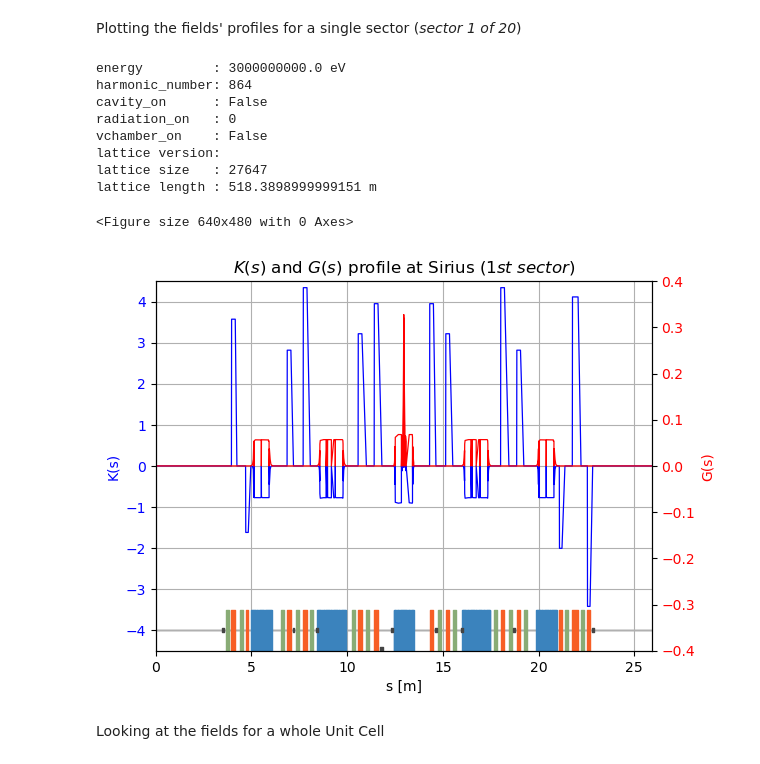
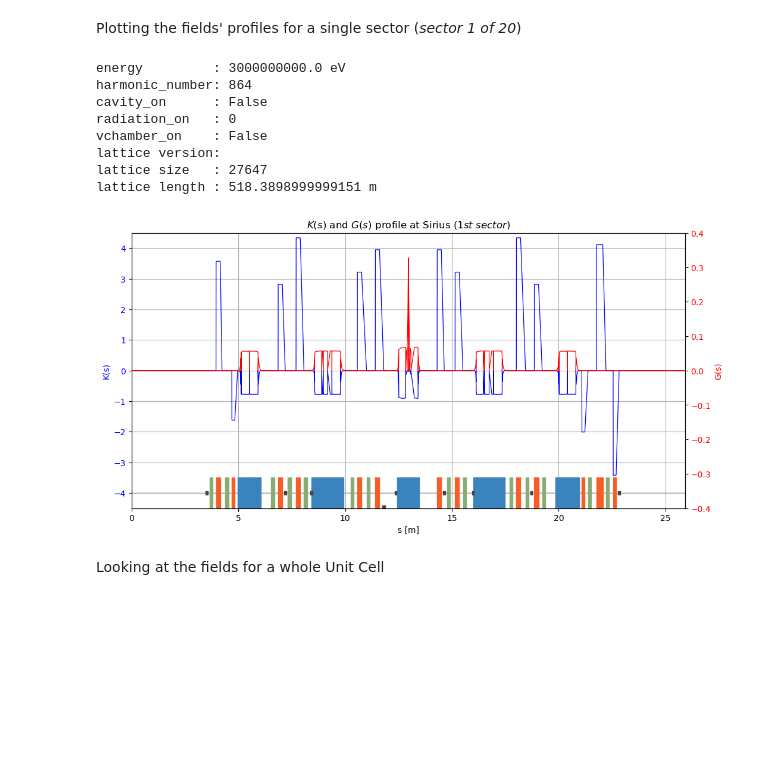
Before and after one commit to HenriqueWS11/fac-henrique, a Jupyter notebook: coding/initial_explorations/sirius_study.ipynb, the cells around one changed output. Cells and saved outputs as stored; diff of their text form; code cells hidden in the pictures; blank space fills up the shorter version.

```diff
--- a/coding/initial_explorations/sirius_study.ipynb
+++ b/coding/initial_explorations/sirius_study.ipynb
@@ -13,7 +13,6 @@ Looking at the normalized fields $G(s)$ and $K_1(s)$ across Sirius
 # %% [markdown]
 Plotting the fields' profiles for a single sector (*sector 1 of 20*)
 # %%
-plt.figure()
 
 model1 = pa.lattice.refine_lattice(model, 0.005, pass_methods=['str_mpole_symplectic4_pass'])
 
@@ -23,42 +22,41 @@ K = [e.K for e in model1]
 G = [e.angle/e.length if e.length != 0 else 0 for e in model1]
 s = np.cumsum([e.length for e in model1])
 
-fig, ax1 = plt.subplots()
+fig, ax1 = plt.subplots(figsize=(12, 6))
 
 # Left y-axis (K)
 ax1.plot(s, K, color='blue', label='K(s)', linewidth=0.9)
 ax1.set_xlabel('s [m]')
 ax1.set_ylabel('K(s)', color='blue')
 ax1.set_xlim(0, s[-1]/20)
 ax1.set_ylim(-4.5, 4.5)
 ax1.tick_params(axis='y', labelcolor='blue')
 ax1.grid(True)
 
 # Right y-axis (G)
 ax2 = ax1.twinx()
 ax2.plot(s, G, color='red', label='G(s)', linewidth=0.9)
 ax2.set_ylabel('G(s)', color='red')
 ax2.set_ylim(-0.4, 0.4)
 ax2.tick_params(axis='y', labelcolor='red')
 
 # Title
 plt.title(r'$K(s)$ and $G(s)$ profile at Sirius ($1st$ $sector$)')
 
 # Lattice drawing (keep it tied to ax1)
 pa.graphics.draw_lattice(model, offset=-4, gca=ax1)
 
 plt.show()
 # %% [output]
 energy         : 3000000000.0 eV
 harmonic_number: 864
 cavity_on      : False
 radiation_on   : 0
 vchamber_on    : False
 lattice version:
 lattice size   : 27647
 lattice length : 518.3898999999151 m
-<Figure size 640x480 with 0 Axes>
-[figure, old version]
+[figure, new version]
 # %% [markdown]
 Looking at the fields for a whole Unit Cell
 # %%
```
Also changed, not shown: parts of 3 cells of this notebook, 2 other files.
